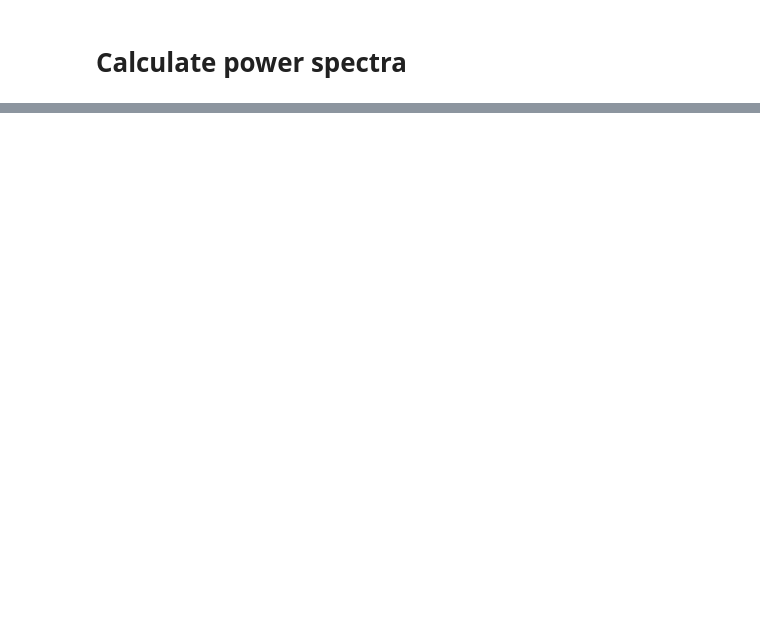
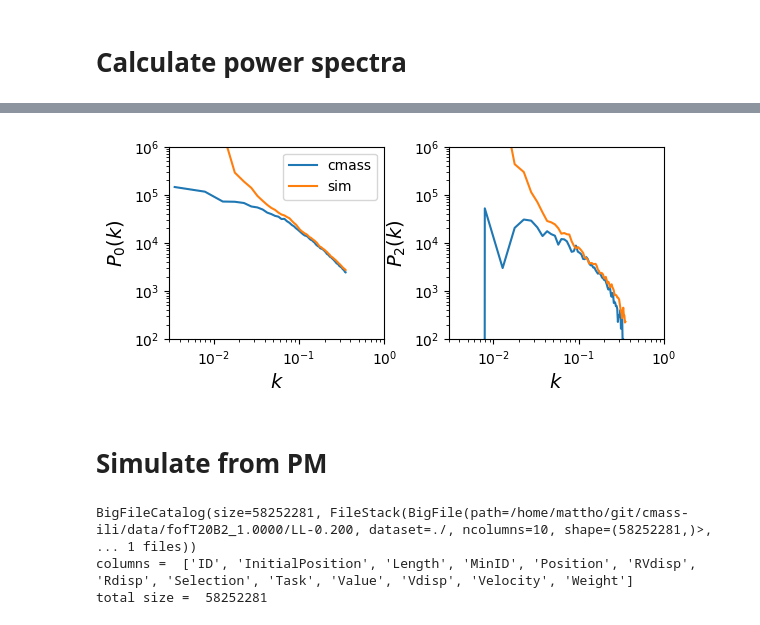
Before and after one commit to maho3/ltu-cmass, a Jupyter notebook: workspace.ipynb, the cells around one changed output, grey strips where cells are left out. Saved outputs shown, nothing was run; the diff lists cells and outputs as text; code cells hidden in the pictures; blank space fills up the shorter version.

```diff
--- a/workspace.ipynb
+++ b/workspace.ipynb
@@ -193,0 +400,23 @@ simbig: https://github.com/changhoonhahn/simbig/blob/52e381d4fb82417dc9dbac0188b
+# %%
+# plot
+
+fig = plt.figure(figsize=(10,2.5))
+for i, _plk in enumerate([(p0k, p0k_gal), (p2k, p2k_gal)]):
+    sub = fig.add_subplot(1,3,i+1)
+    sub.plot(k, _plk[1], label='cmass')
+    sub.plot(k, _plk[0], label='sim')
+    #sub.legend(loc='lower left', fontsize=10)
+    sub.set_ylabel(r'$P_%i(k)$' % (i * 2), fontsize=14)
+    sub.set_yscale('log')
+    sub.set_ylim(1e2, 1e6)
+    sub.set_xlabel('$k$', fontsize=14)
+    sub.set_xlim([3e-3, 1.])
+    sub.set_xscale('log')
+
+    if i==0:
+        sub.legend()
+
+fig.subplots_adjust(wspace=0.3)
+fig.savefig('images/cmass_compare_Pk.jpg', bbox_inches='tight', dpi=400)
+# %% [output]
+[figure, added]
@@ -193,0 +480,2 @@ simbig: https://github.com/changhoonhahn/simbig/blob/52e381d4fb82417dc9dbac0188b
+# %% [markdown]
+# Simulate from PM
@@ -193,0 +540,12 @@ simbig: https://github.com/changhoonhahn/simbig/blob/52e381d4fb82417dc9dbac0188b
+# %%
+# load HOD halos
+from nbodykit.source.catalog import BigFileCatalog
+f = BigFileCatalog('data/fofT20B2_1.0000/LL-0.200', header='attr-v2')
+
+print(f)
+print("columns = ", f.columns) # default Weight,Selection also present
+print("total size = ", f.csize)
+# %% [output]
+BigFileCatalog(size=58252281, FileStack(BigFile(path=/home/mattho/git/cmass-ili/data/fofT20B2_1.0000/LL-0.200, dataset=./, ncolumns=10, shape=(58252281,)>, ... 1 files))
+columns =  ['ID', 'InitialPosition', 'Length', 'MinID', 'Position', 'RVdisp', 'Rdisp', 'Selection', 'Task', 'Value', 'Vdisp', 'Velocity', 'Weight']
+total size =  58252281
```
Also changed, not shown: parts of 60 cells of this notebook, 8 other files.
